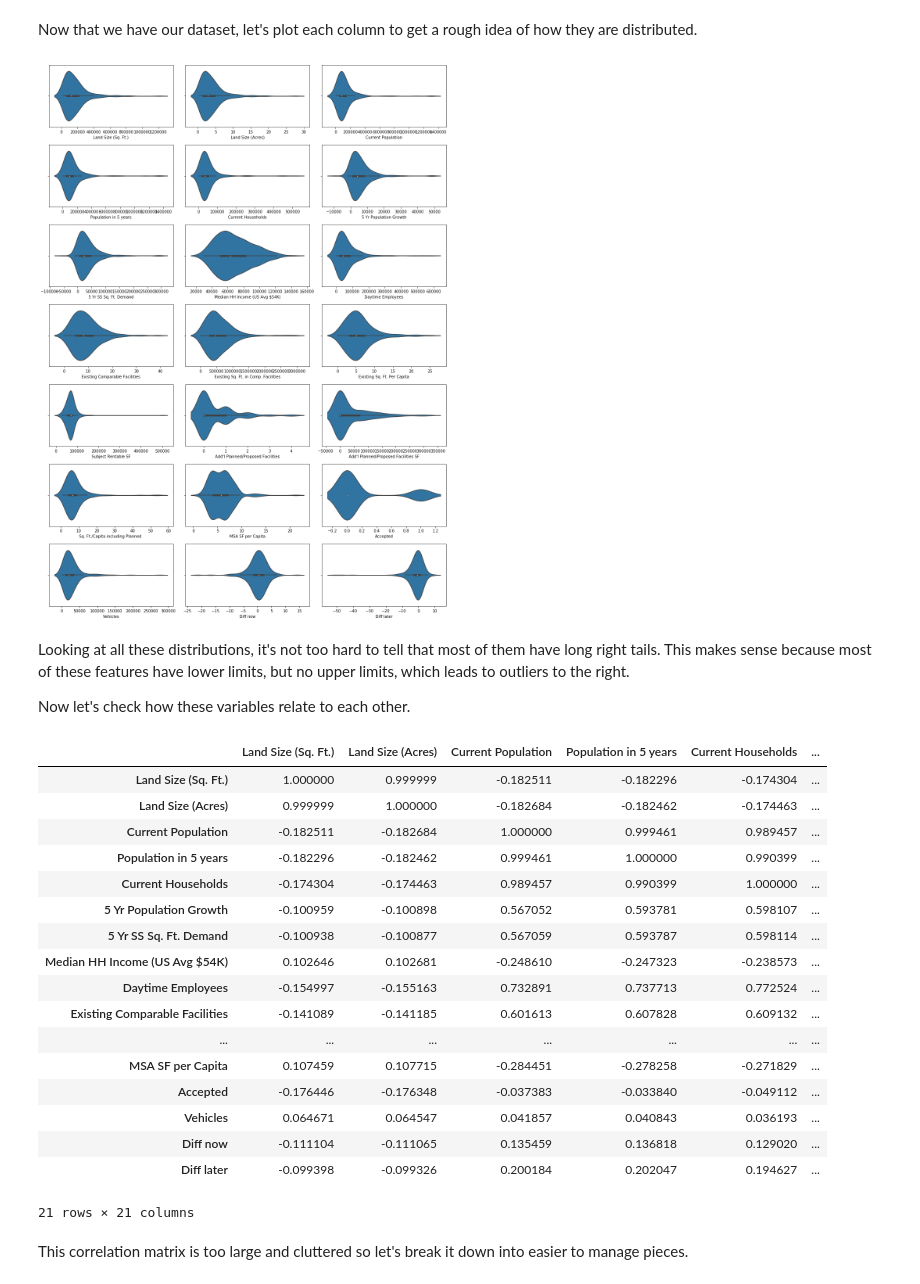
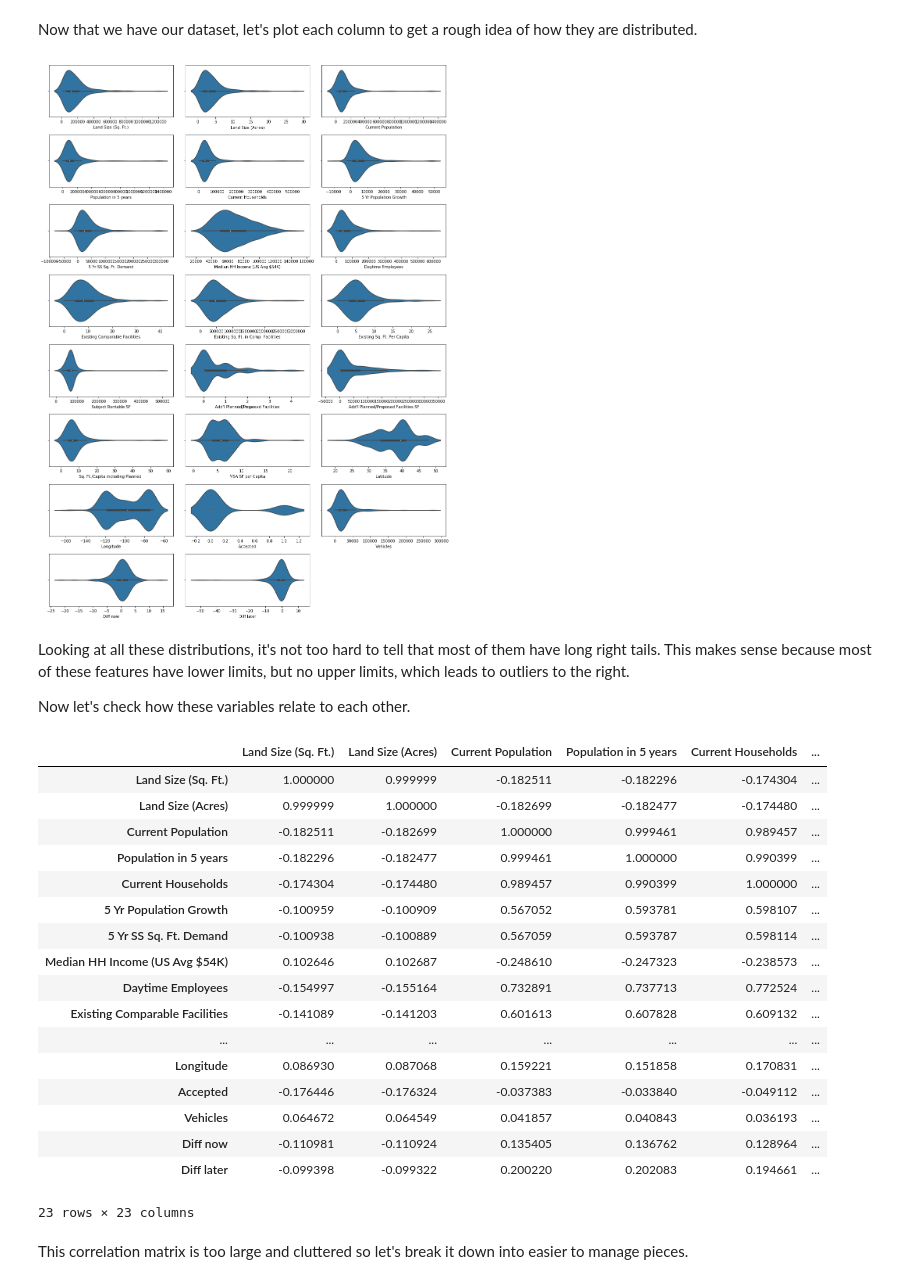
Before and after one commit to cport17/Springboard-Data-Science, a Jupyter notebook: Project1DataStory.ipynb, the cells around one changed output. Drawn from its saved outputs; the diff is of its cells as text; code cells hidden in the pictures.

```diff
--- a/Project1DataStory.ipynb
+++ b/Project1DataStory.ipynb
@@ -6,7 +4,7 @@ import seaborn as sns
 import matplotlib.pyplot as plt
 import numpy as np
 
-pw = pd.read_excel('All_Stores_Summary_ML.xlsx')
+pw = pd.read_excel('AllStoresSummaryML_geocodio.xlsx')
 pw = pw.reset_index(drop=True)
 pw.head()
 # %% [output]
@@ -114,7 +112,8 @@ len(df[['Land Size (Sq. Ft.)', 'Land Size (Acres)', 'Current Population',
        'Existing Sq. Ft. in Comp. Facilities', 'Existing Sq. Ft. Per Capita',
        'Subject Rentable SF', "Add'l Planned/Proposed Facilities",
        "Add'l Planned/Proposed Facilities SF",
-       'Sq. Ft./Capita including Planned ', 'MSA SF per Capita', 'Accepted','Vehicles',
+       'Sq. Ft./Capita including Planned ', 'MSA SF per Capita', 'Latitude',
+       'Longitude','Accepted','Vehicles',
        'Diff now', 'Diff later']].dropna()) #180 instead of only 92
 
 df = df[['Land Size (Sq. Ft.)', 'Land Size (Acres)', 'Current Population',
@@ -124,19 +123,20 @@ df = df[['Land Size (Sq. Ft.)', 'Land Size (Acres)', 'Current Population',
        'Existing Sq. Ft. in Comp. Facilities', 'Existing Sq. Ft. Per Capita',
        'Subject Rentable SF', "Add'l Planned/Proposed Facilities",
        "Add'l Planned/Proposed Facilities SF",
-       'Sq. Ft./Capita including Planned ', 'MSA SF per Capita', 'Accepted','Vehicles',
+       'Sq. Ft./Capita including Planned ', 'MSA SF per Capita', 'Latitude',
+       'Longitude','Accepted','Vehicles',
        'Diff now', 'Diff later']]
 # %% [markdown]
 Now that we have our dataset, let's plot each column to get a rough idea of how they are distributed.
 # %%
 %matplotlib inline
 fig = plt.figure(figsize=(15,20))
 for c, col in enumerate(df.columns, 1):
-    ax = fig.add_subplot(7,3,c)
+    ax = fig.add_subplot(8,3,c)
     sns.violinplot(data=df, x=col)
 fig.tight_layout()
 # %% [output]
-[figure, old version]
+[figure, new version]
 # %% [markdown]
 Looking at all these distributions, it's not too hard to tell that most of them have long right tails. This makes sense because most of these features have lower limits, but no upper limits, which leads to outliers to the right.
 
@@ -146,22 +146,22 @@ df.corr()
 # %% [output]
 |  | Land Size (Sq. Ft.) | Land Size (Acres) | Current Population | Population in 5 years | Current Households | ... |
 | Land Size (Sq. Ft.) | 1.000000 | 0.999999 | -0.182511 | -0.182296 | -0.174304 | ... |
-| Land Size (Acres) | 0.999999 | 1.000000 | -0.182684 | -0.182462 | -0.174463 | ... |
-| Current Population | -0.182511 | -0.182684 | 1.000000 | 0.999461 | 0.989457 | ... |
-| Population in 5 years | -0.182296 | -0.182462 | 0.999461 | 1.000000 | 0.990399 | ... |
-| Current Households | -0.174304 | -0.174463 | 0.989457 | 0.990399 | 1.000000 | ... |
-| 5 Yr Population Growth | -0.100959 | -0.100898 | 0.567052 | 0.593781 | 0.598107 | ... |
-| 5 Yr SS Sq. Ft. Demand | -0.100938 | -0.100877 | 0.567059 | 0.593787 | 0.598114 | ... |
-| Median HH Income (US Avg $54K) | 0.102646 | 0.102681 | -0.248610 | -0.247323 | -0.238573 | ... |
-| Daytime Employees | -0.154997 | -0.155163 | 0.732891 | 0.737713 | 0.772524 | ... |
-| Existing Comparable Facilities | -0.141089 | -0.141185 | 0.601613 | 0.607828 | 0.609132 | ... |
+| Land Size (Acres) | 0.999999 | 1.000000 | -0.182699 | -0.182477 | -0.174480 | ... |
+| Current Population | -0.182511 | -0.182699 | 1.000000 | 0.999461 | 0.989457 | ... |
+| Population in 5 years | -0.182296 | -0.182477 | 0.999461 | 1.000000 | 0.990399 | ... |
+| Current Households | -0.174304 | -0.174480 | 0.989457 | 0.990399 | 1.000000 | ... |
+| 5 Yr Population Growth | -0.100959 | -0.100909 | 0.567052 | 0.593781 | 0.598107 | ... |
+| 5 Yr SS Sq. Ft. Demand | -0.100938 | -0.100889 | 0.567059 | 0.593787 | 0.598114 | ... |
+| Median HH Income (US Avg $54K) | 0.102646 | 0.102687 | -0.248610 | -0.247323 | -0.238573 | ... |
+| Daytime Employees | -0.154997 | -0.155164 | 0.732891 | 0.737713 | 0.772524 | ... |
+| Existing Comparable Facilities | -0.141089 | -0.141203 | 0.601613 | 0.607828 | 0.609132 | ... |
 | ... | ... | ... | ... | ... | ... | ... |
-| MSA SF per Capita | 0.107459 | 0.107715 | -0.284451 | -0.278258 | -0.271829 | ... |
-| Accepted | -0.176446 | -0.176348 | -0.037383 | -0.033840 | -0.049112 | ... |
-| Vehicles | 0.064671 | 0.064547 | 0.041857 | 0.040843 | 0.036193 | ... |
-| Diff now | -0.111104 | -0.111065 | 0.135459 | 0.136818 | 0.129020 | ... |
-| Diff later | -0.099398 | -0.099326 | 0.200184 | 0.202047 | 0.194627 | ... |
+| Longitude | 0.086930 | 0.087068 | 0.159221 | 0.151858 | 0.170831 | ... |
+| Accepted | -0.176446 | -0.176324 | -0.037383 | -0.033840 | -0.049112 | ... |
+| Vehicles | 0.064672 | 0.064549 | 0.041857 | 0.040843 | 0.036193 | ... |
+| Diff now | -0.110981 | -0.110924 | 0.135405 | 0.136762 | 0.128964 | ... |
+| Diff later | -0.099398 | -0.099322 | 0.200220 | 0.202083 | 0.194661 | ... |
-21 rows × 21 columns
+23 rows × 23 columns
 # %% [markdown]
 This correlation matrix is too large and cluttered so let's break it down into easier to manage pieces.
 # %% [markdown]
```
Also changed, not shown: parts of 27 cells of this notebook, 1 other file.
